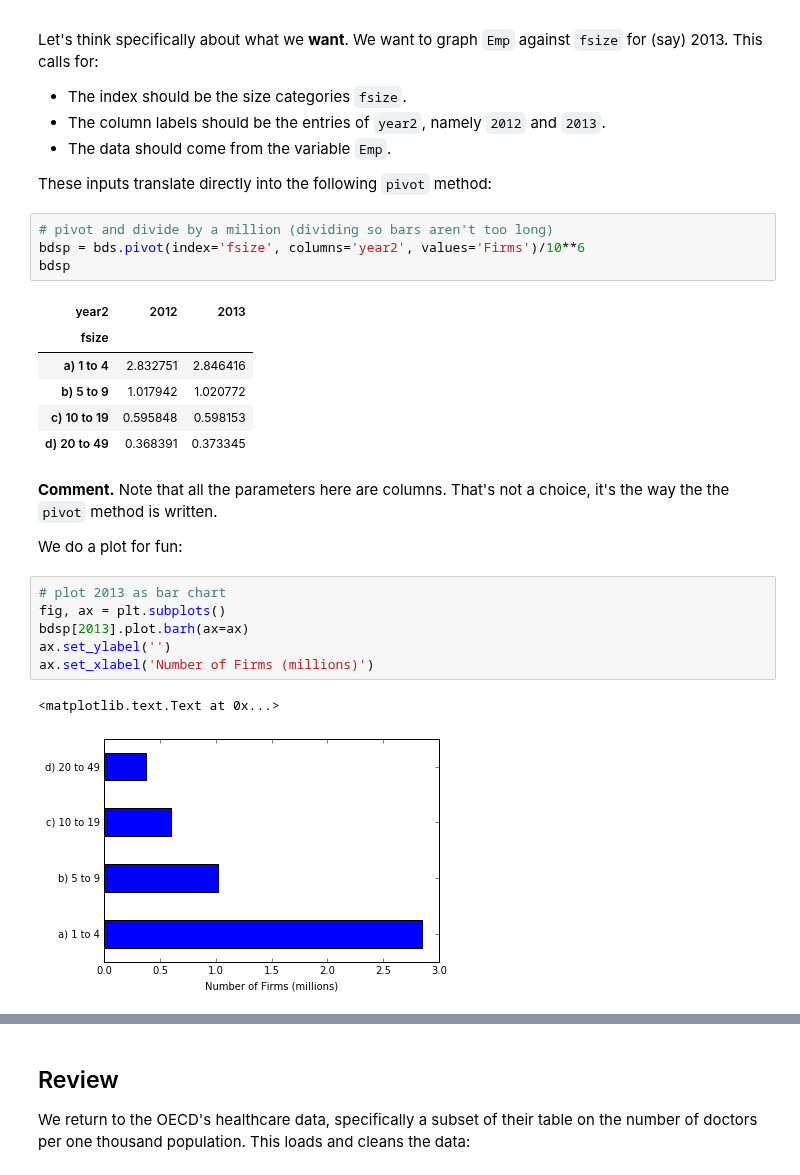
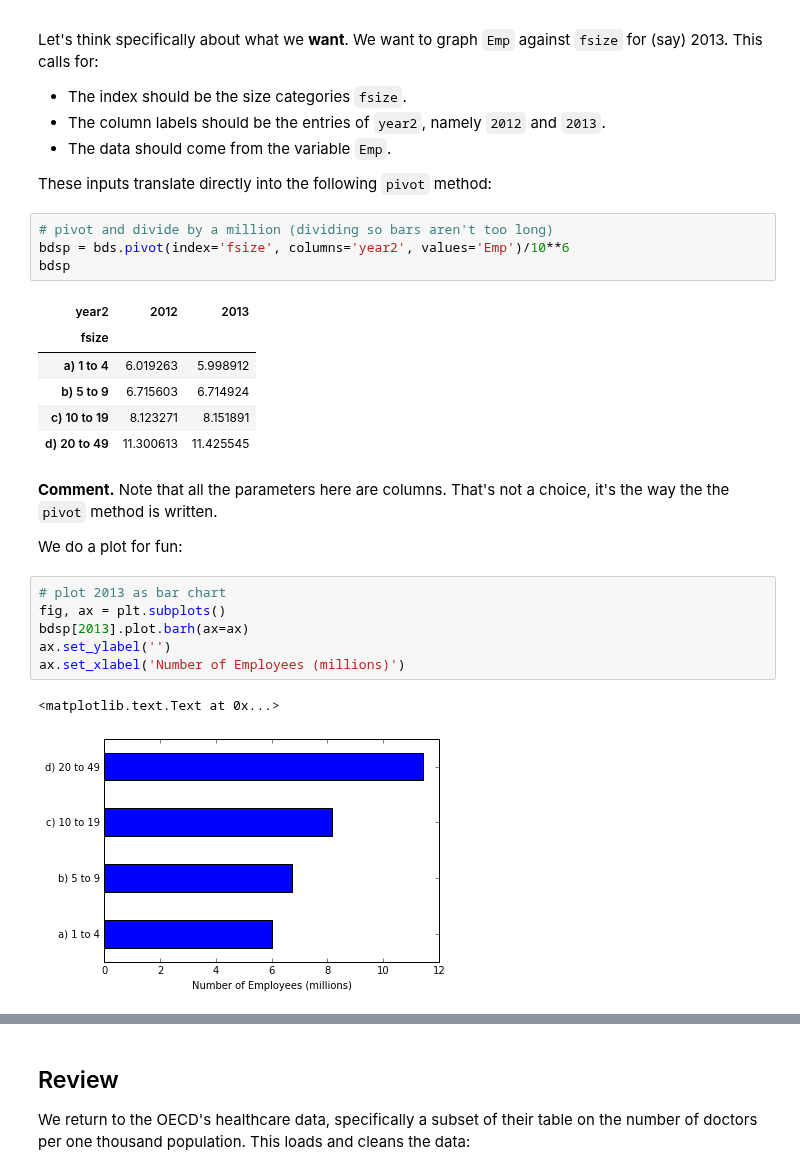
Before and after one commit to DaveBackus/Data_Bootcamp, a Jupyter notebook: Code/IPython/bootcamp_pandas-shape.ipynb, the cells around one changed output, grey strips where cells are left out. Cells and saved outputs as stored; diff of their text form.

```diff
--- a/Code/IPython/bootcamp_pandas-shape.ipynb
+++ b/Code/IPython/bootcamp_pandas-shape.ipynb
@@ -584,15 +616,15 @@ Let's think specifically about what we **want**.  We want to graph `Emp` against
 These inputs translate directly into the following `pivot` method:
 # %%
 # pivot and divide by a million (dividing so bars aren't too long)
-bdsp = bds.pivot(index='fsize', columns='year2', values='Firms')/10**6
+bdsp = bds.pivot(index='fsize', columns='year2', values='Emp')/10**6
 bdsp
 # %% [output]
 | year2 | 2012 | 2013 |
 | fsize |  |  |
-| a) 1 to 4 | 2.832751 | 2.846416 |
-| b) 5 to 9 | 1.017942 | 1.020772 |
-| c) 10 to 19 | 0.595848 | 0.598153 |
-| d) 20 to 49 | 0.368391 | 0.373345 |
+| a) 1 to 4 | 6.019263 | 5.998912 |
+| b) 5 to 9 | 6.715603 | 6.714924 |
+| c) 10 to 19 | 8.123271 | 8.151891 |
+| d) 20 to 49 | 11.300613 | 11.425545 |
 # %% [markdown]
 **Comment.** Note that all the parameters here are columns.  That's not a choice, it's the way the the `pivot` method is written.
 
@@ -600,12 +632,12 @@ We do a plot for fun:
 # %%
 # plot 2013 as bar chart
 fig, ax = plt.subplots()
 bdsp[2013].plot.barh(ax=ax)
 ax.set_ylabel('')
-ax.set_xlabel('Number of Firms (millions)')
+ax.set_xlabel('Number of Employees (millions)')
 # %% [output]
 <matplotlib.text.Text at 0x...>
-[figure, old version]
+[figure, new version]
 # %% [markdown]
 <a id='review'></a>
 # %% [markdown]
```
Also changed, not shown: parts of 10 cells of this notebook, 1 other file.
